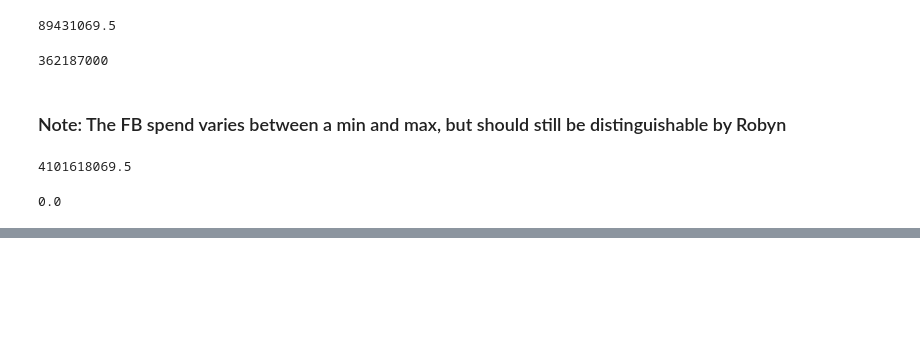
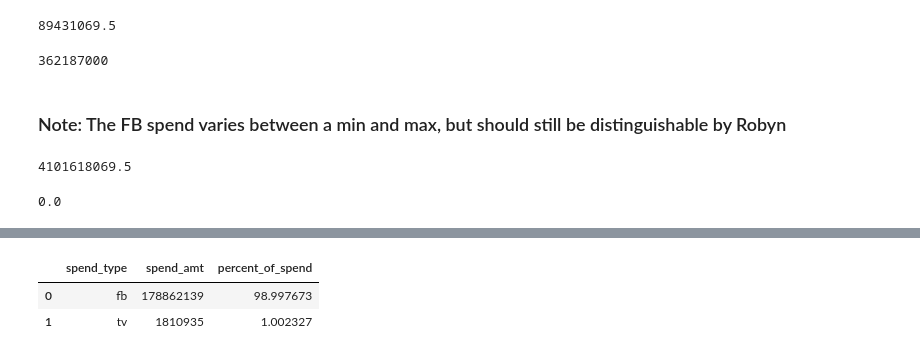
Before and after one commit to extrospective/mmm-toy-data, a Jupyter notebook: MMMToyDataSetTwoPaidVarImbalancedSpend.ipynb, the cells around one changed output, grey strips where cells are left out. Drawn from its saved outputs; the diff is of its cells as text; code cells hidden in the pictures; blank space fills up the shorter version.

```diff
--- a/MMMToyDataSetTwoPaidVar.ipynb
+++ b/MMMToyDataSetTwoPaidVarImbalancedSpend.ipynb
@@ -56,7 +57,7 @@ for stderr in [600000]:
         print(f'Checking {i} for negative values')
         assert len(df[df[i]<0]) == 0, f'{i} has negative values which is not permitted'
 
-    df.to_csv(os.path.join('data', f'robyn_toy_data_2paidvar_{stderr}err.csv'), index=False)
+    df.to_csv(os.path.join('data', f'robyn_toy_data_2paidvar_imbalanced_{stderr}err.csv'), index=False)
 # %% [output]
 Creating data set with stderr 600000
 Checking bookings_noiseless for negative values
@@ -120,0 +127,13 @@ df2021.bookings_noiseless.sum() - df2021.fb_contribution.sum() - df2021.tv_contr
+# %%
+aggs = {
+    'fb': 'sum',
+    'tv': 'sum'
+}
+spend_portion = df2021.agg(aggs).reset_index()
+spend_portion.rename(columns={'index': 'spend_type', 0: 'spend_amt'}, inplace=True)
+spend_portion['percent_of_spend'] = (spend_portion['spend_amt'] / spend_portion['spend_amt'].sum()) * 100
+spend_portion
+# %% [output]
+|  | spend_type | spend_amt | percent_of_spend |
+| 0 | fb | 178862139 | 98.997673 |
+| 1 | tv | 1810935 | 1.002327 |
```
Also changed, not shown: parts of 2 cells of this notebook, 1 other file.
